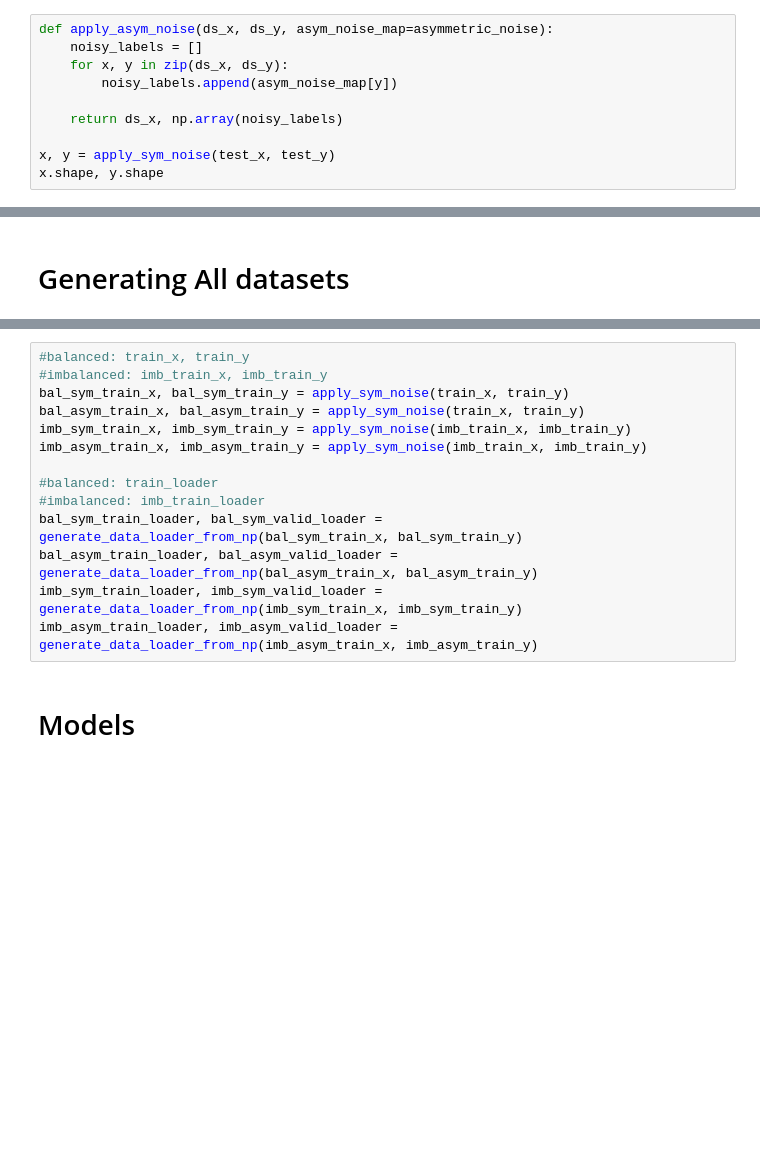
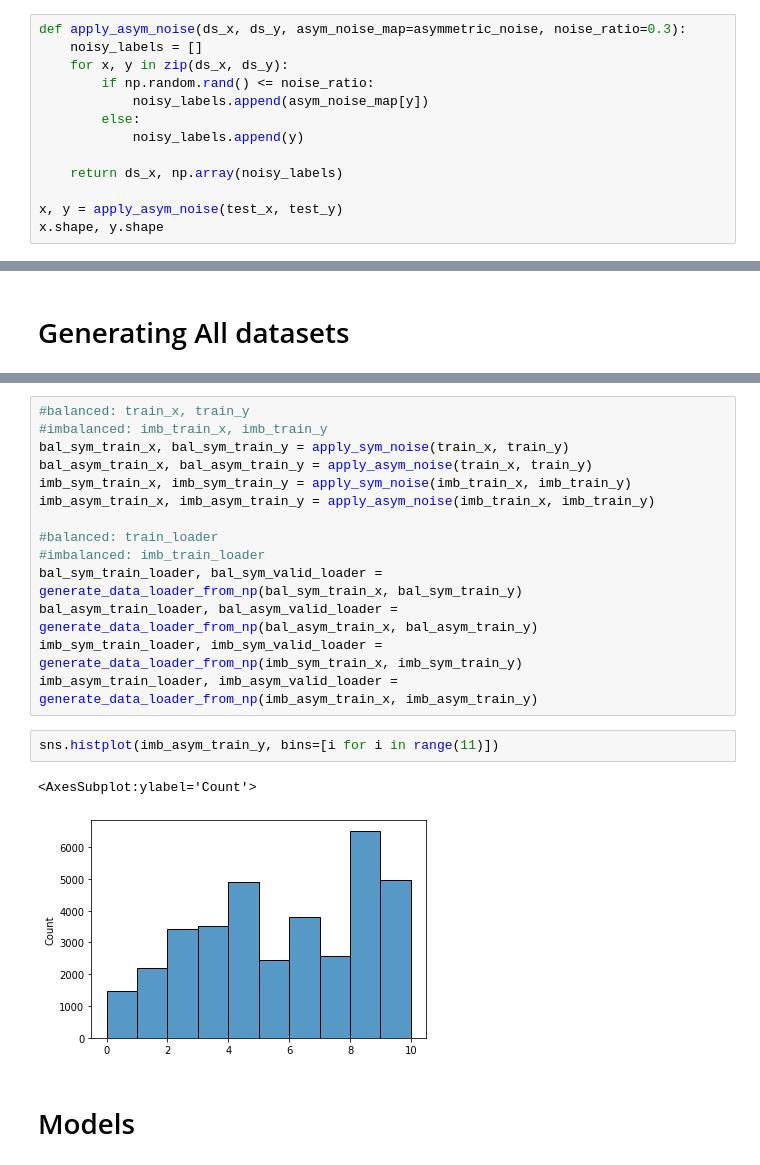
Before and after one commit to navidmdn/cse555-final-project, a Jupyter notebook: main.ipynb, the cells around one changed output, grey strips where cells are left out. Saved outputs shown, nothing was run; the diff lists cells and outputs as text; blank space fills up the shorter version.

```diff
--- a/main.ipynb
+++ b/main.ipynb
@@ -198,14 +215,17 @@ x.shape, y.shape
 # %% [markdown]
 ## create a dataset with asymmetric noise
 # %%
-def apply_asym_noise(ds_x, ds_y, asym_noise_map=asymmetric_noise):
+def apply_asym_noise(ds_x, ds_y, asym_noise_map=asymmetric_noise, noise_ratio=0.3):
     noisy_labels = []
     for x, y in zip(ds_x, ds_y):
-        noisy_labels.append(asym_noise_map[y])
+        if np.random.rand() <= noise_ratio:
+            noisy_labels.append(asym_noise_map[y])
+        else:
+            noisy_labels.append(y)
 
     return ds_x, np.array(noisy_labels)
 
-x, y = apply_sym_noise(test_x, test_y)
+x, y = apply_asym_noise(test_x, test_y)
 x.shape, y.shape
 # %% [output]
 ((10000, 1, 28, 28), (10000,))
@@ -243,9 +263,9 @@ imb_train_loader, imb_valid_loader = generate_data_loader_from_np(imb_train_x, i
 #balanced: train_x, train_y
 #imbalanced: imb_train_x, imb_train_y
 bal_sym_train_x, bal_sym_train_y = apply_sym_noise(train_x, train_y)
-bal_asym_train_x, bal_asym_train_y = apply_sym_noise(train_x, train_y)
+bal_asym_train_x, bal_asym_train_y = apply_asym_noise(train_x, train_y)
 imb_sym_train_x, imb_sym_train_y = apply_sym_noise(imb_train_x, imb_train_y)
-imb_asym_train_x, imb_asym_train_y = apply_sym_noise(imb_train_x, imb_train_y)
+imb_asym_train_x, imb_asym_train_y = apply_asym_noise(imb_train_x, imb_train_y)
 
 #balanced: train_loader
 #imbalanced: imb_train_loader
@@ -253,6 +273,11 @@ bal_sym_train_loader, bal_sym_valid_loader = generate_data_loader_from_np(bal_sy
 bal_asym_train_loader, bal_asym_valid_loader = generate_data_loader_from_np(bal_asym_train_x, bal_asym_train_y)
 imb_sym_train_loader, imb_sym_valid_loader = generate_data_loader_from_np(imb_sym_train_x, imb_sym_train_y)
 imb_asym_train_loader, imb_asym_valid_loader = generate_data_loader_from_np(imb_asym_train_x, imb_asym_train_y)
+# %%
+sns.histplot(imb_asym_train_y, bins=[i for i in range(11)])
+# %% [output]
+<AxesSubplot:ylabel='Count'>
+[figure, added]
 # %% [markdown]
 # Models
 # %% [markdown]
```
Also changed, not shown: parts of 27 cells of this notebook.
